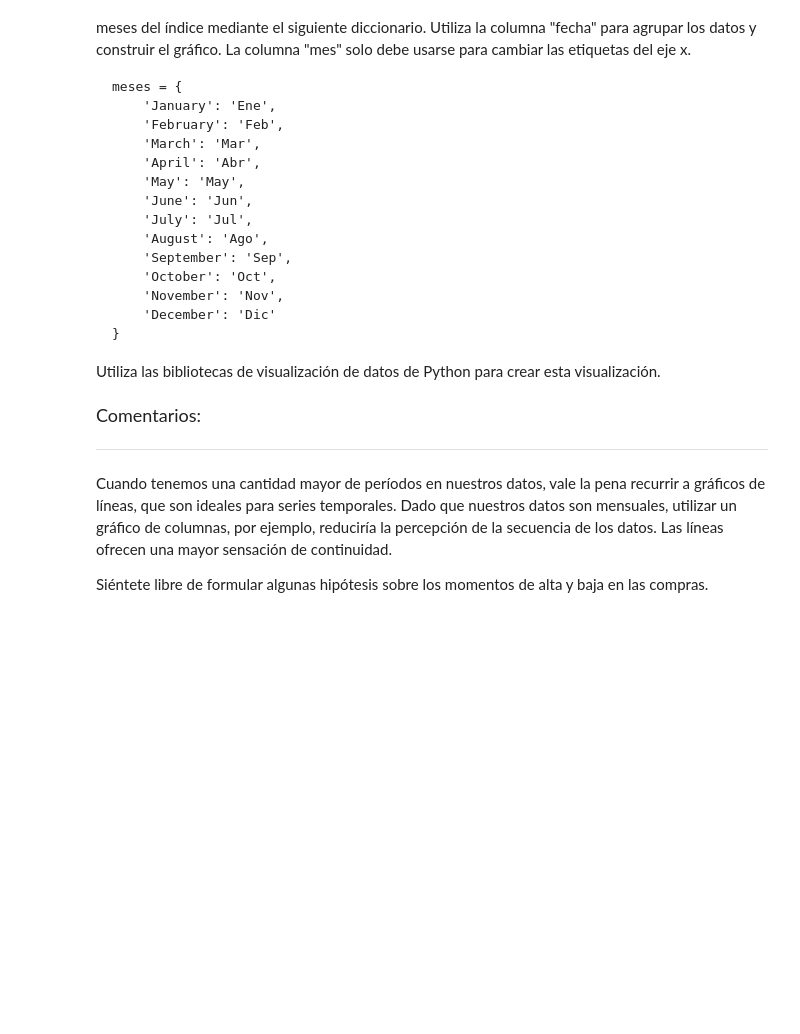
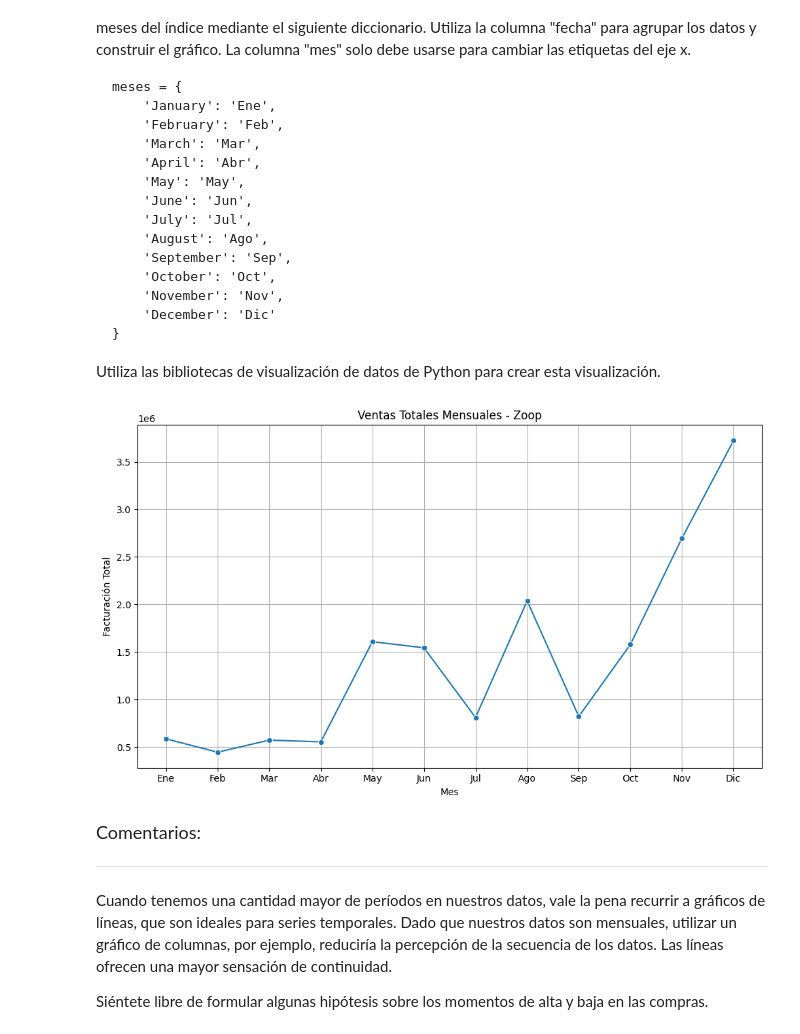
Before and after one commit to JuanDlog/Python_Data_Science, a Jupyter notebook: IA_aplicada_a_ciencia_de_datos.ipynb, the cells around one changed output. Drawn from its saved outputs; the diff is of its cells as text; code cells hidden in the pictures; blank space fills up the shorter version.

```diff
--- a/IA_aplicada_a_ciencia_de_datos.ipynb
+++ b/IA_aplicada_a_ciencia_de_datos.ipynb
@@ -719,6 +774,43 @@ meses = {
 
 
 Utiliza las bibliotecas de visualización de datos de Python para crear esta visualización.
+# %%
+# Paso 1: Asegurarse de que la columna 'fecha' sea datetime
+df['fecha'] = pd.to_datetime(df['fecha'])
+
+# Paso 2: Crear columna "mes_año" para agrupar por mes (con año incluido)
+df['mes_año'] = df['fecha'].dt.to_period('M')
+
+# Paso 3: Agrupar por mes_año y sumar facturación
+ventas_mensuales = df.groupby('mes_año')['facturacion'].sum().reset_index()
+
+# Paso 4: Convertir a datetime para orden cronológico y extraer nombre del mes
+ventas_mensuales['mes_año'] = ventas_mensuales['mes_año'].dt.to_timestamp()
+ventas_mensuales['nombre_mes'] = ventas_mensuales['mes_año'].dt.strftime('%B')
+
+# Paso 5: Traducir los nombres de los meses
+meses = {
+    'January': 'Ene', 'February': 'Feb', 'March': 'Mar', 'April': 'Abr',
+    'May': 'May', 'June': 'Jun', 'July': 'Jul', 'August': 'Ago',
+    'September': 'Sep', 'October': 'Oct', 'November': 'Nov', 'December': 'Dic'
+}
+ventas_mensuales['mes_corto'] = ventas_mensuales['nombre_mes'].map(meses)
+
+# Paso 6: Crear gráfico de líneas
+plt.figure(figsize=(10, 6))
+sns.lineplot(data=ventas_mensuales, x='mes_corto', y='facturacion', marker='o', sort=False)
+
+# Estética del gráfico
+plt.title('Ventas Totales Mensuales - Zoop')
+plt.xlabel('Mes')
+plt.ylabel('Facturación Total')
+plt.grid(True)
+plt.tight_layout()
+
+# Mostrar gráfico
+plt.show()
+# %% [output]
+[figure, added]
 # %% [markdown]
 <font color="7b71ff" size=4> Comentarios: </font>
 
```
Also changed, not shown: parts of 4 cells of this notebook.
